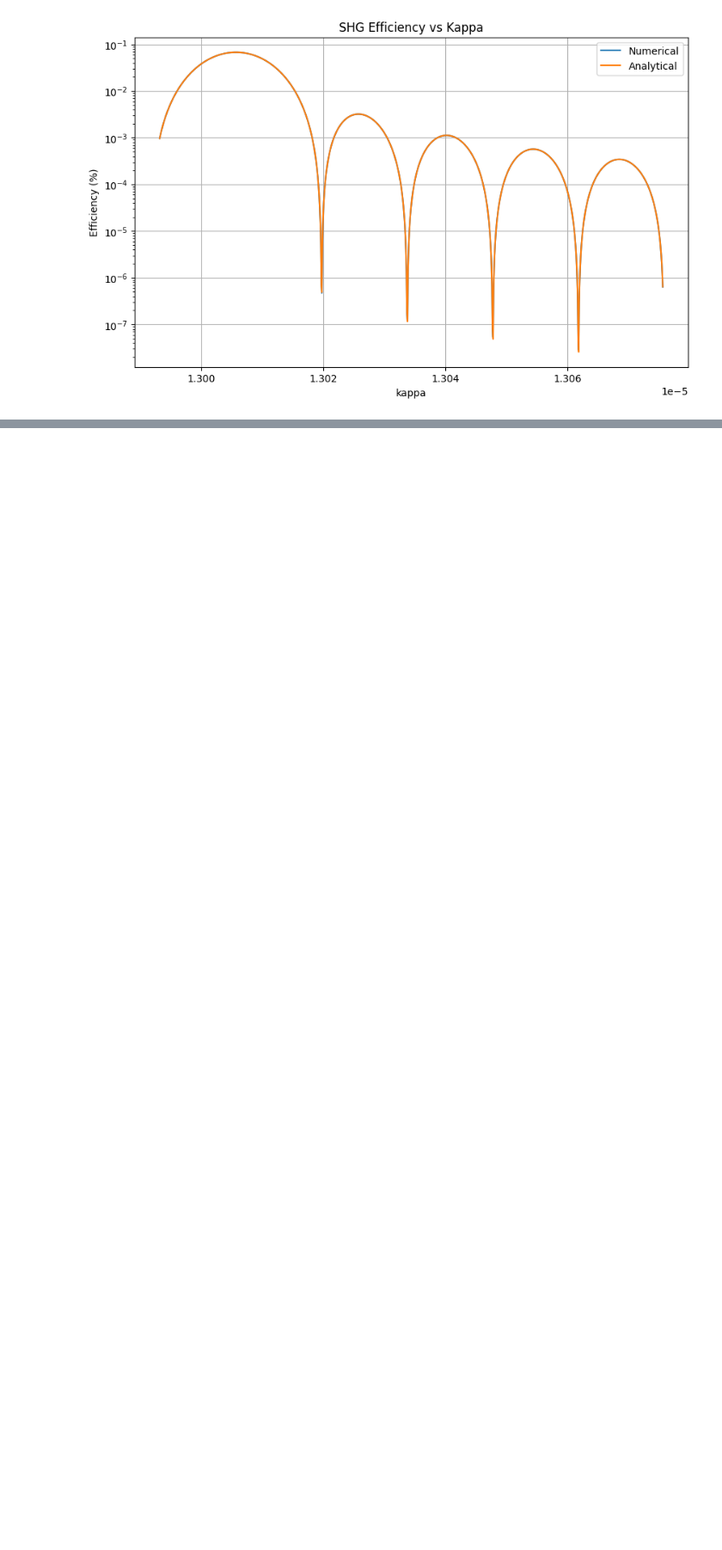
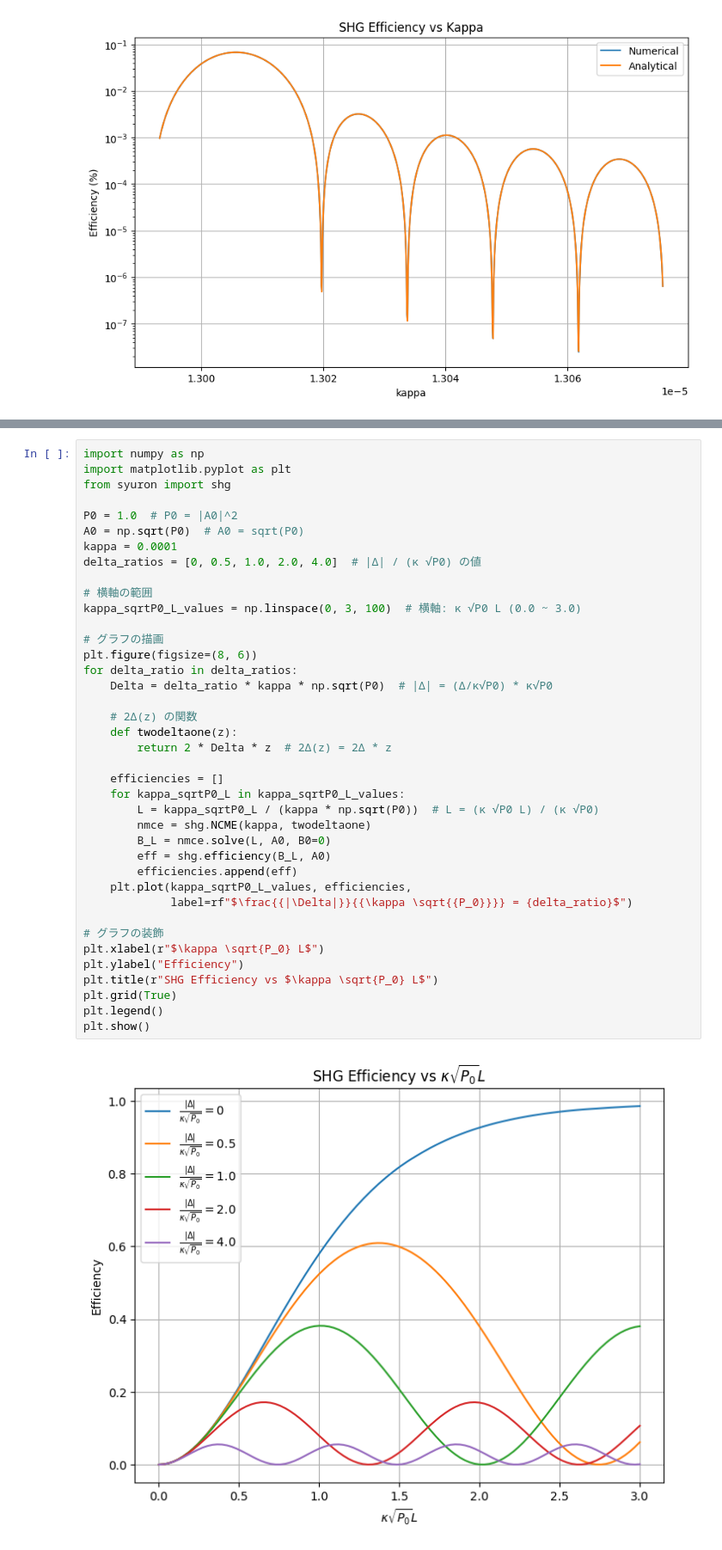
Before and after one commit to Xo1otl/mictlan, a Jupyter notebook: research/syuron/python/examples/shg.ipynb, the cells around one changed output, grey strips where cells are left out. Shown at 86% size. Saved outputs shown, nothing was run; the diff lists cells and outputs as text; blank space fills up the shorter version.

```diff
--- a/research/syuron/python/examples/shg.ipynb
+++ b/research/syuron/python/examples/shg.ipynb
@@ -602,0 +424,41 @@ plt.show()
+# %%
+import numpy as np
+import matplotlib.pyplot as plt
+from syuron import shg
+
+P0 = 1.0  # P0 = |A0|^2
+A0 = np.sqrt(P0)  # A0 = sqrt(P0)
+kappa = 0.0001
+delta_ratios = [0, 0.5, 1.0, 2.0, 4.0]  # |Δ| / (κ √P0) の値
+
+# 横軸の範囲
+kappa_sqrtP0_L_values = np.linspace(0, 3, 100)  # 横軸: κ √P0 L (0.0 ~ 3.0)
+
+# グラフの描画
+plt.figure(figsize=(8, 6))
+for delta_ratio in delta_ratios:
+    Delta = delta_ratio * kappa * np.sqrt(P0)  # |Δ| = (Δ/κ√P0) * κ√P0
+
+    # 2Δ(z) の関数
+    def twodeltaone(z):
+        return 2 * Delta * z  # 2Δ(z) = 2Δ * z
+
+    efficiencies = []
+    for kappa_sqrtP0_L in kappa_sqrtP0_L_values:
+        L = kappa_sqrtP0_L / (kappa * np.sqrt(P0))  # L = (κ √P0 L) / (κ √P0)
+        nmce = shg.NCME(kappa, twodeltaone)
+        B_L = nmce.solve(L, A0, B0=0)
+        eff = shg.efficiency(B_L, A0)
+        efficiencies.append(eff)
+    plt.plot(kappa_sqrtP0_L_values, efficiencies,
+             label=rf"$\frac{{|\Delta|}}{{\kappa \sqrt{{P_0}}}} = {delta_ratio}$")
+
+# グラフの装飾
+plt.xlabel(r"$\kappa \sqrt{P_0} L$")
+plt.ylabel("Efficiency")
+plt.title(r"SHG Efficiency vs $\kappa \sqrt{P_0} L$")
+plt.grid(True)
+plt.legend()
+plt.show()
+# %% [output]
+[figure, added]
```
Also changed, not shown: parts of 20 cells of this notebook, 15 other files.
